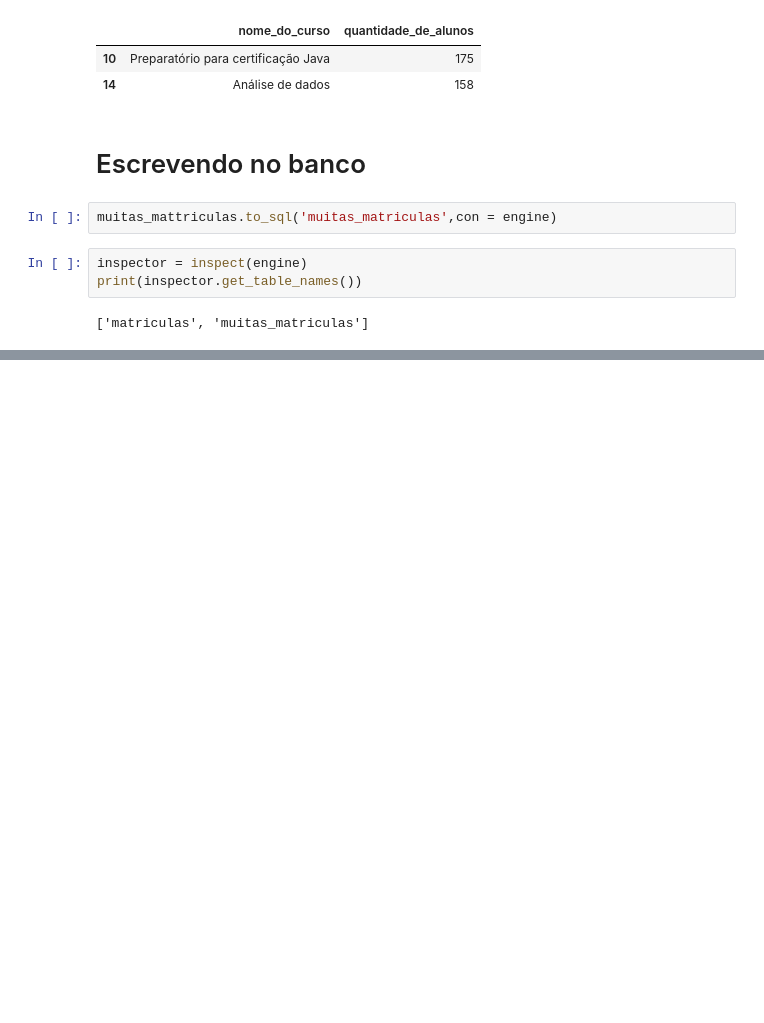
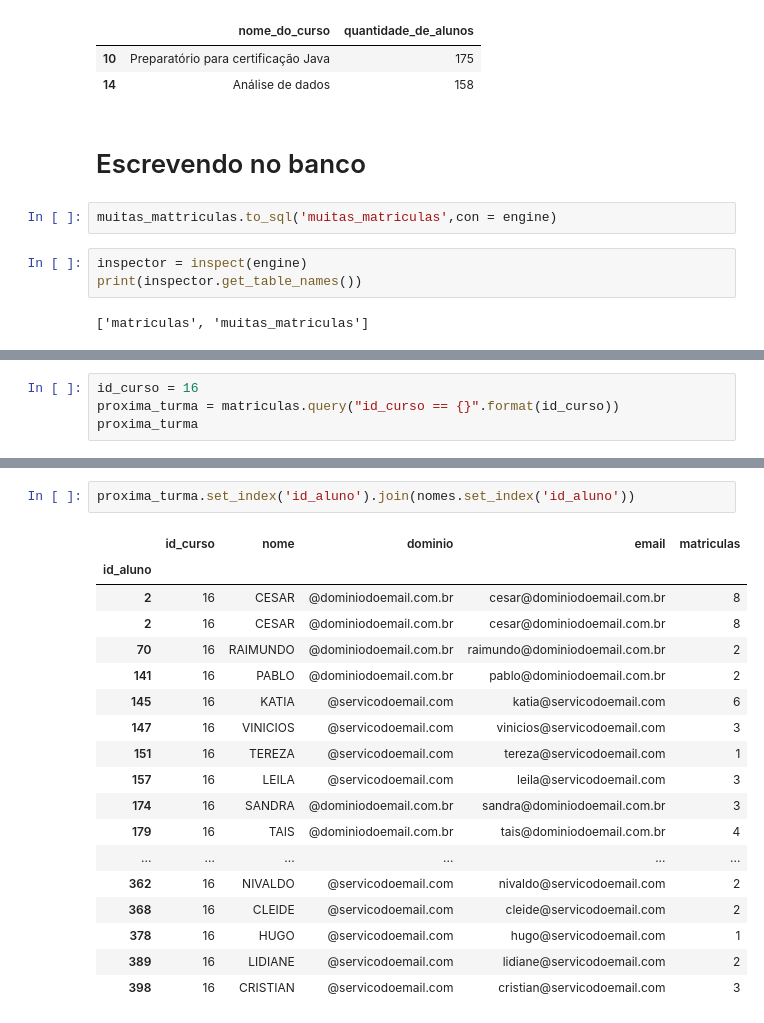
Before and after one commit to GabrielTB1/Pandas-IO, a Jupyter notebook: Pandas_IO.ipynb, the cells around one changed output, grey strips where cells are left out. Cells and saved outputs as stored; diff of their text form; blank space fills up the shorter version.

```diff
--- a/Pandas_IO.ipynb
+++ b/Pandas_IO.ipynb
@@ -452,0 +492,4 @@ print(inspector.get_table_names())
+# %%
+id_curso = 16
+proxima_turma = matriculas.query("id_curso == {}".format(id_curso))
+proxima_turma
@@ -452,0 +514,21 @@ print(inspector.get_table_names())
+# %%
+proxima_turma.set_index('id_aluno').join(nomes.set_index('id_aluno'))
+# %% [output]
+|  | id_curso | nome | dominio | email | matriculas |
+| id_aluno |  |  |  |  |  |
+| 2 | 16 | CESAR | @dominiodoemail.com.br | cesar@dominiodoemail.com.br | 8 |
+| 2 | 16 | CESAR | @dominiodoemail.com.br | cesar@dominiodoemail.com.br | 8 |
+| 70 | 16 | RAIMUNDO | @dominiodoemail.com.br | raimundo@dominiodoemail.com.br | 2 |
+| 141 | 16 | PABLO | @dominiodoemail.com.br | pablo@dominiodoemail.com.br | 2 |
+| 145 | 16 | KATIA | @servicodoemail.com | katia@servicodoemail.com | 6 |
+| 147 | 16 | VINICIOS | @servicodoemail.com | vinicios@servicodoemail.com | 3 |
+| 151 | 16 | TEREZA | @servicodoemail.com | tereza@servicodoemail.com | 1 |
+| 157 | 16 | LEILA | @servicodoemail.com | leila@servicodoemail.com | 3 |
+| 174 | 16 | SANDRA | @dominiodoemail.com.br | sandra@dominiodoemail.com.br | 3 |
+| 179 | 16 | TAIS | @dominiodoemail.com.br | tais@dominiodoemail.com.br | 4 |
+| ... | ... | ... | ... | ... | ... |
+| 362 | 16 | NIVALDO | @servicodoemail.com | nivaldo@servicodoemail.com | 2 |
+| 368 | 16 | CLEIDE | @servicodoemail.com | cleide@servicodoemail.com | 2 |
+| 378 | 16 | HUGO | @servicodoemail.com | hugo@servicodoemail.com | 1 |
+| 389 | 16 | LIDIANE | @servicodoemail.com | lidiane@servicodoemail.com | 2 |
+| 398 | 16 | CRISTIAN | @servicodoemail.com | cristian@servicodoemail.com | 3 |
```
Also changed, not shown: parts of 12 cells of this notebook.
